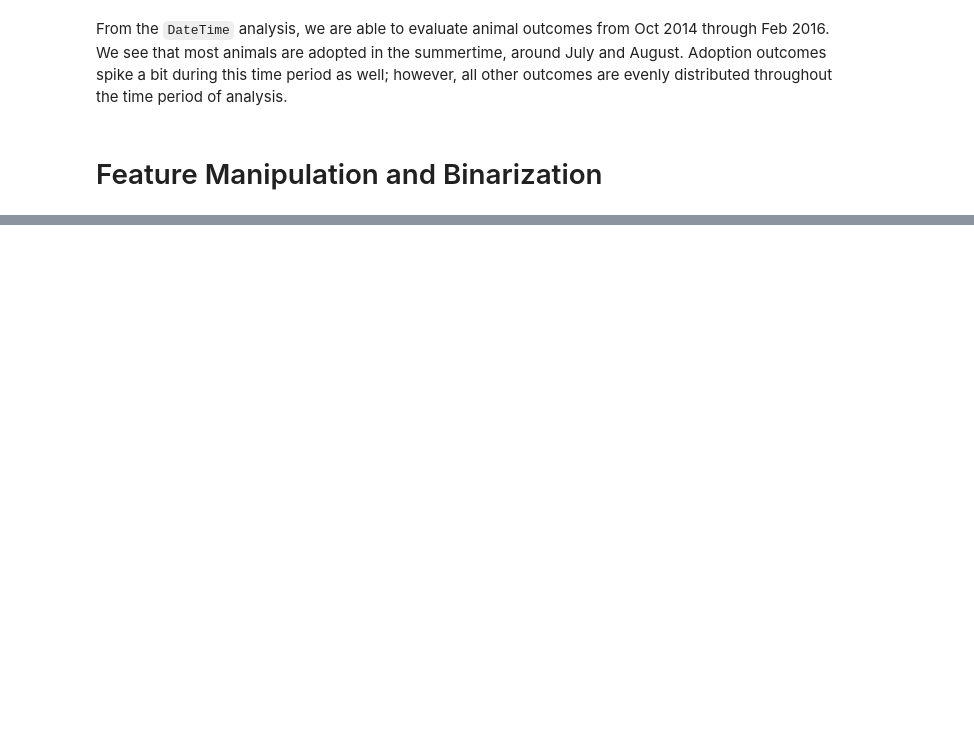
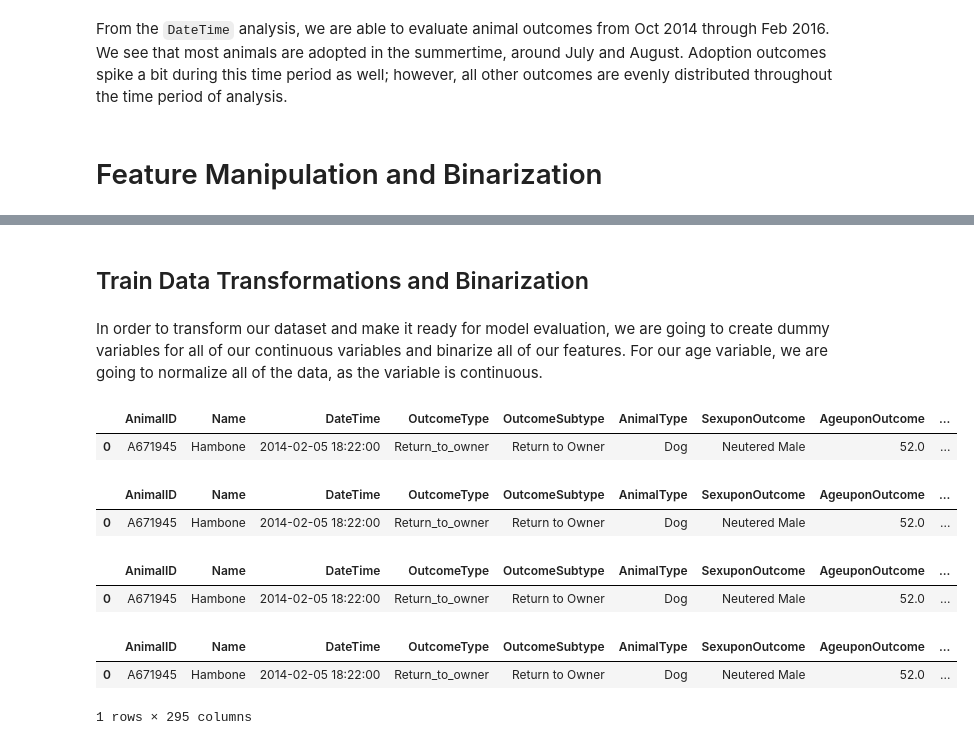
Before and after one commit to BZaldua/animal-shelter-AI, a Jupyter notebook: model_evaluation/Shelter_Animal_Prediction_Models.ipynb, the cells around one changed output, grey strips where cells are left out. Saved outputs shown, nothing was run; the diff lists cells and outputs as text; code cells hidden in the pictures; blank space fills up the shorter version.

```diff
--- a/model_test/Shelter_Animal_Prediction_Models.ipynb
+++ b/model_evaluation/Shelter_Animal_Prediction_Models.ipynb
@@ -341,0 +362,10 @@ From the `DateTime` analysis, we are able to evaluate animal outcomes from Oct 2
+# %%
+# Remove the secondary breed name.
+def split_breed(x):
+    if '/' in x['Breed'] : return x['Breed'].split('/', 1)[1]
+    else : return x['Breed']
+
+train_df['Breed'] = train_df.apply(split_breed, axis=1)
+# %%
+# Remove the word "mix" from the breed type.
+train_df['Breed'] = train_df['Breed'].str.replace(' Mix', '')
@@ -341,0 +391,7 @@ From the `DateTime` analysis, we are able to evaluate animal outcomes from Oct 2
+# %%
+# Remove the secondary color name to focus on the principal color.
+def split_color(x):
+    if '/' in x['Color'] : return x['Color'].split('/', 1)[1]
+    else : return x['Color']
+
+train_df['Color'] = train_df.apply(split_color, axis=1)
@@ -341,0 +409,57 @@ From the `DateTime` analysis, we are able to evaluate animal outcomes from Oct 2
+# %% [markdown]
+## Train Data Transformations and Binarization
+# %% [markdown]
+In order to transform our dataset and make it ready for model evaluation, we are going to create dummy variables for all of our continuous variables and binarize all of our features. For our age variable, we are going to normalize all of the data, as the variable is continuous.
+# %%
+train_df_binarize = train_df.copy()
+train_df_binarize.head(1)
+# %% [output]
+|  | AnimalID | Name | DateTime | OutcomeType | OutcomeSubtype | AnimalType | SexuponOutcome | AgeuponOutcome | ... |
+| 0 | A671945 | Hambone | 2014-02-05 18:22:00 | Return_to_owner | Return to Owner | Dog | Neutered Male | 52.0 | ... |
+# %%
+# Split SexuponOutcome into dummy variables, so that both will only have two options.
+train_df_binarize['State'], train_df_binarize['Gender'] = train_df_binarize['SexuponOutcome'].str.split(' ', 1).str
+
+train_df_binarize['State'] = train_df_binarize['State'].map({'Neutered': 'Fixed',
+                                                             'Spayed': 'Fixed',
+                                                             'Intact': 'Intact'})
+train_df_binarize.head(1)
+# %% [output]
+|  | AnimalID | Name | DateTime | OutcomeType | OutcomeSubtype | AnimalType | SexuponOutcome | AgeuponOutcome | ... |
+| 0 | A671945 | Hambone | 2014-02-05 18:22:00 | Return_to_owner | Return to Owner | Dog | Neutered Male | 52.0 | ... |
+# %%
+# Pick the column(s) to binarize.
+train_df_binarize_animaltype = pd.get_dummies(train_df_binarize['AnimalType'])
+train_df_binarize_state = pd.get_dummies(train_df_binarize['State'])
+train_df_binarize_gender = pd.get_dummies(train_df_binarize['Gender'])
+
+# Only keep one, as we only have two variables.
+train_df_binarize_animaltype = train_df_binarize_animaltype['Dog']
+train_df_binarize_state = train_df_binarize_state['Fixed']
+train_df_binarize_gender = train_df_binarize_gender['Male']
+
+# Combine the state binarization and the original dataset.
+train_df_binarize = pd.concat([train_df_binarize, train_df_binarize_animaltype, train_df_binarize_state, train_df_binarize_gender], axis=1)
+
+# Change the name of the columns that we just concatenated.
+train_df_binarize = train_df_binarize.rename(index=str, columns={'Dog': 'AnimalType_Binarize(Dog=1)',
+                                                                 'Fixed': 'State(Fixed=1)',
+                                                                 'Male': 'Gender(Male=1)'})
+train_df_binarize.head(1)
+# %% [output]
+|  | AnimalID | Name | DateTime | OutcomeType | OutcomeSubtype | AnimalType | SexuponOutcome | AgeuponOutcome | ... |
+| 0 | A671945 | Hambone | 2014-02-05 18:22:00 | Return_to_owner | Return to Owner | Dog | Neutered Male | 52.0 | ... |
+# %%
+# Pick the column(s) to binarize.
+train_df_binarize_breed = pd.get_dummies(train_df_binarize['Breed'])
+train_df_binarize_color = pd.get_dummies(train_df_binarize['Color'])
+
+# Need to keep all of the columns, as we have more than two breeds.
+# Combine the breed binarization and the original dataset.
+train_df_binarize = pd.concat([train_df_binarize, train_df_binarize_breed, train_df_binarize_color], axis=1)
+
+train_df_binarize.head(1)
+# %% [output]
+|  | AnimalID | Name | DateTime | OutcomeType | OutcomeSubtype | AnimalType | SexuponOutcome | AgeuponOutcome | ... |
+| 0 | A671945 | Hambone | 2014-02-05 18:22:00 | Return_to_owner | Return to Owner | Dog | Neutered Male | 52.0 | ... |
+1 rows × 295 columns
```
Also changed, not shown: parts of 35 cells of this notebook.
